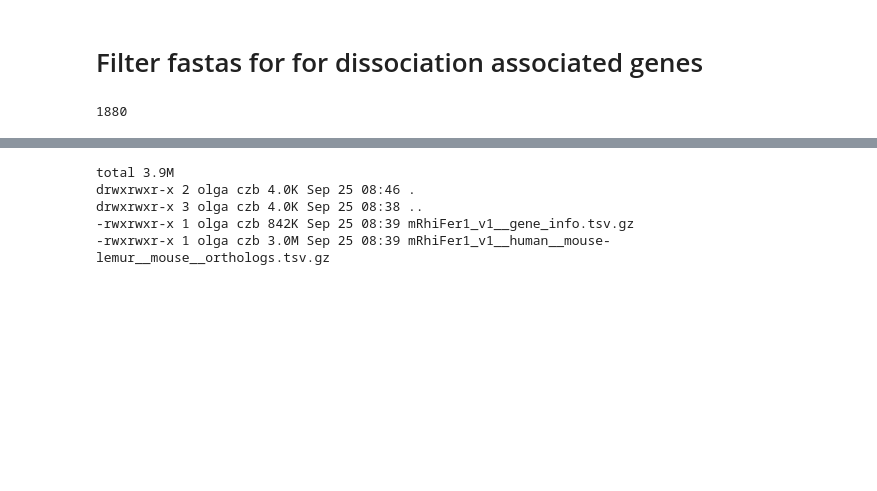
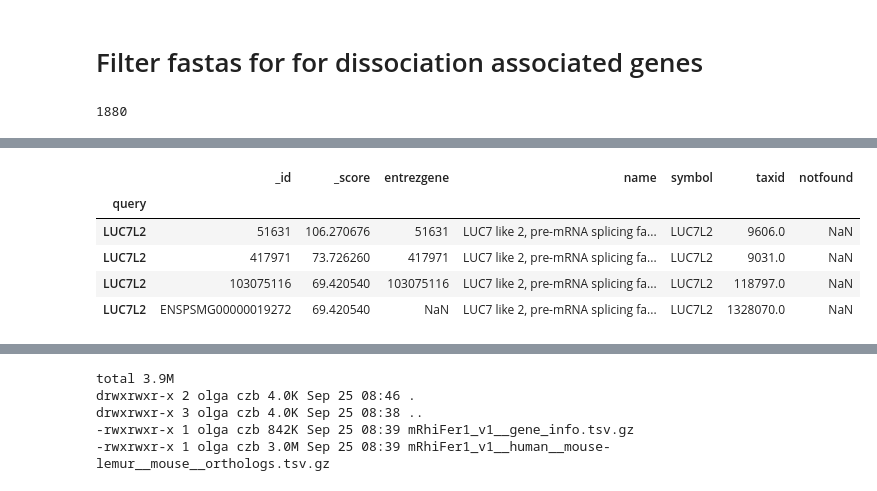
Before and after one commit to czbiohub-sf/scrnaseq-for-the-99-percent, a Jupyter notebook: notebooks/113_create_dissociation_gene_signature.ipynb, the cells around one changed output, grey strips where cells are left out. Saved outputs shown, nothing was run; the diff lists cells and outputs as text; code cells hidden in the pictures; blank space fills up the shorter version.

```diff
--- a/notebooks/113_create_dissociation_gene_signature.ipynb
+++ b/notebooks/113_create_dissociation_gene_signature.ipynb
@@ -14,0 +62,9 @@ len(dissociation_genes)
+# %%
+dissociation_gene_info.loc[dissociation_gene_info.name.str.contains('LUC7 like 2').fillna(False)]
+# %% [output]
+|  | _id | _score | entrezgene | name | symbol | taxid | notfound |
+| query |  |  |  |  |  |  |  |
+| LUC7L2 | 51631 | 106.270676 | 51631 | LUC7 like 2, pre-mRNA splicing fa... | LUC7L2 | 9606.0 | NaN |
+| LUC7L2 | 417971 | 73.726260 | 417971 | LUC7 like 2, pre-mRNA splicing fa... | LUC7L2 | 9031.0 | NaN |
+| LUC7L2 | 103075116 | 69.420540 | 103075116 | LUC7 like 2, pre-mRNA splicing fa... | LUC7L2 | 118797.0 | NaN |
+| LUC7L2 | ENSPSMG00000019272 | 69.420540 | NaN | LUC7 like 2, pre-mRNA splicing fa... | LUC7L2 | 1328070.0 | NaN |
```
Also changed, not shown: parts of 44 cells of this notebook, 21 other files.
